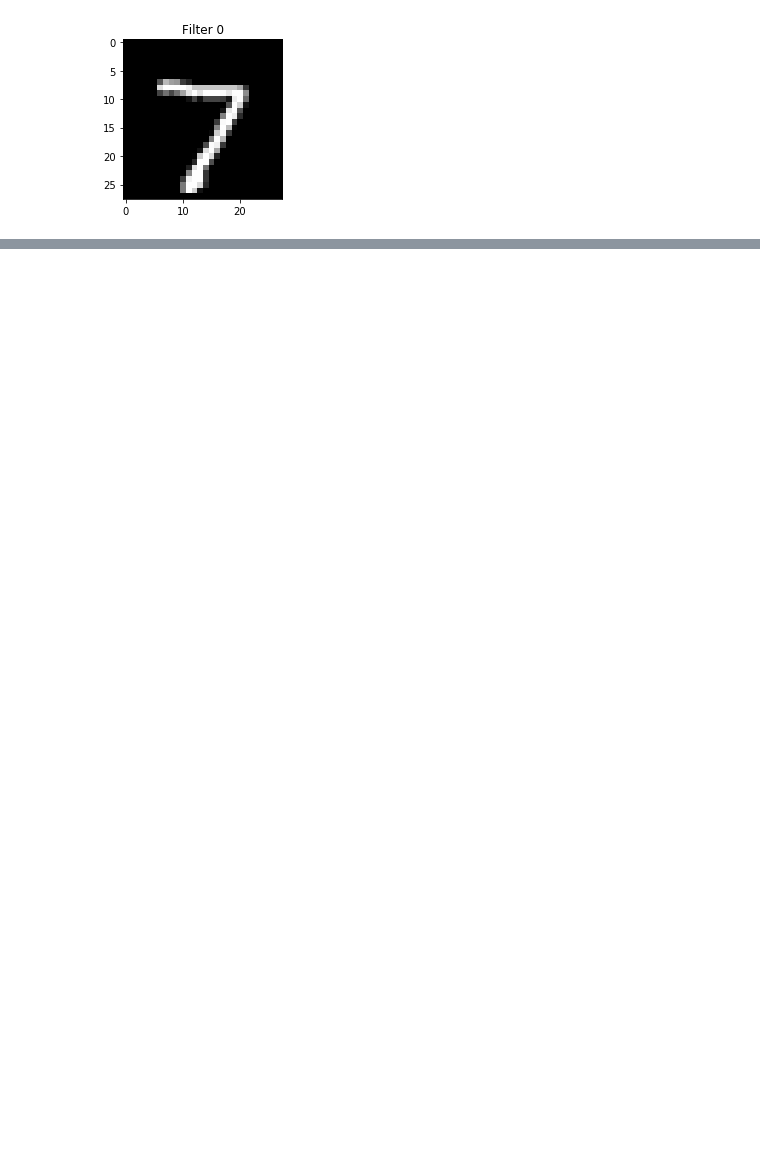
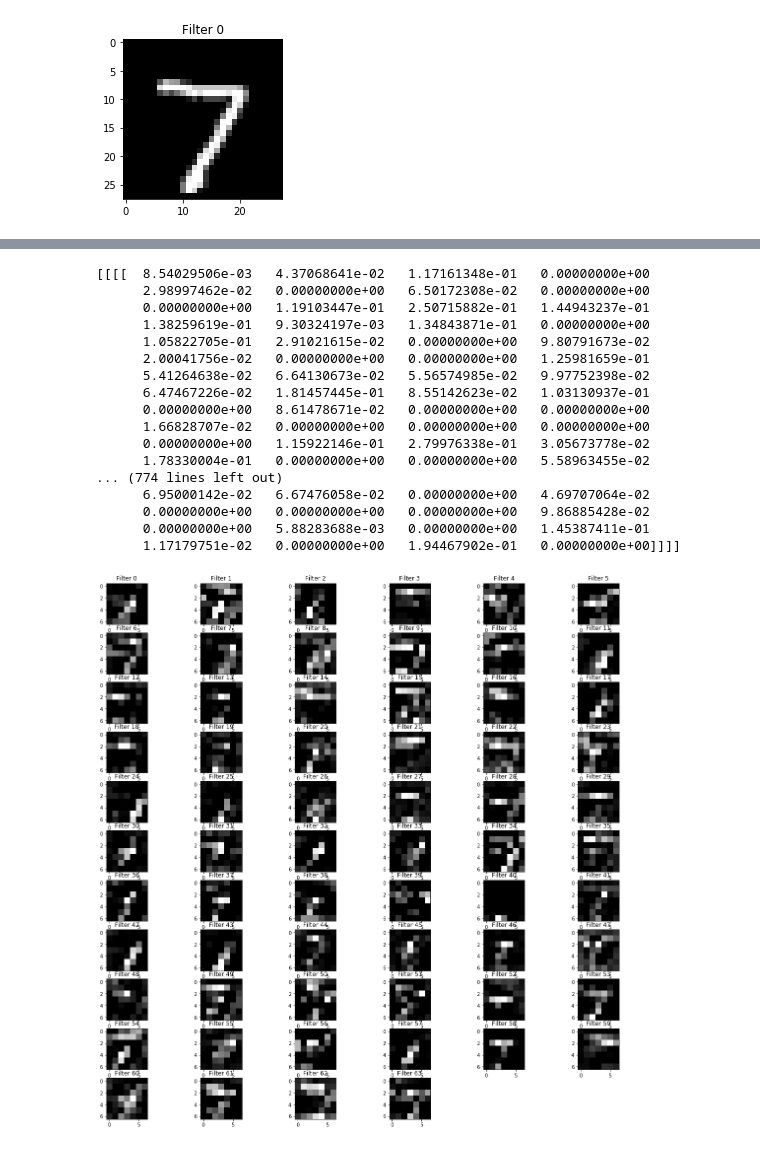
Before and after one commit to cbbaaa1989/study_cnn, a Jupyter notebook: Experts.ipynb, the cells around one changed output, grey strips where cells are left out. Drawn from its saved outputs; the diff is of its cells as text; code cells hidden in the pictures; blank space fills up the shorter version.

```diff
--- a/Experts.ipynb
+++ b/Experts.ipynb
@@ -185,0 +171,23 @@ plotNNFilter(h_pool1.eval(test_feed_dict))
+# %%
+h_pool2_array = h_pool2.eval(test_feed_dict)
+print(np.asarray(h_pool2_array))
+plotNNFilter(h_pool2_array)
+# %% [output]
+[[[[  8.54029506e-03   4.37068641e-02   1.17161348e-01   0.00000000e+00
+      2.98997462e-02   0.00000000e+00   6.50172308e-02   0.00000000e+00
+      0.00000000e+00   1.19103447e-01   2.50715882e-01   1.44943237e-01
+      1.38259619e-01   9.30324197e-03   1.34843871e-01   0.00000000e+00
+      1.05822705e-01   2.91021615e-02   0.00000000e+00   9.80791673e-02
+      2.00041756e-02   0.00000000e+00   0.00000000e+00   1.25981659e-01
+      5.41264638e-02   6.64130673e-02   5.56574985e-02   9.97752398e-02
+      6.47467226e-02   1.81457445e-01   8.55142623e-02   1.03130937e-01
+      0.00000000e+00   8.61478671e-02   0.00000000e+00   0.00000000e+00
+      1.66828707e-02   0.00000000e+00   0.00000000e+00   0.00000000e+00
+      0.00000000e+00   1.15922146e-01   2.79976338e-01   3.05673778e-02
+      1.78330004e-01   0.00000000e+00   0.00000000e+00   5.58963455e-02
+... (774 lines left out)
+      6.95000142e-02   6.67476058e-02   0.00000000e+00   4.69707064e-02
+      0.00000000e+00   0.00000000e+00   0.00000000e+00   9.86885428e-02
+      0.00000000e+00   5.88283688e-03   0.00000000e+00   1.45387411e-01
+      1.17179751e-02   0.00000000e+00   1.94467902e-01   0.00000000e+00]]]]
+[figure, added]
```
Also changed, not shown: parts of 13 cells of this notebook, 1 other file.
